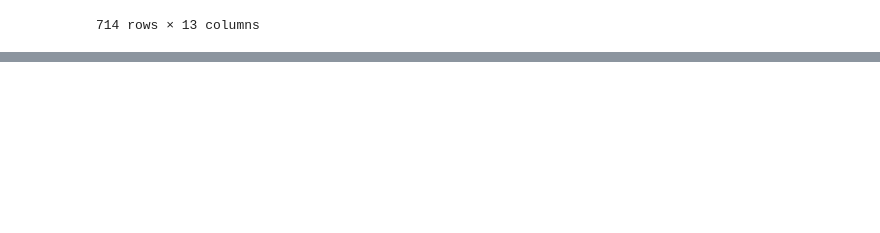
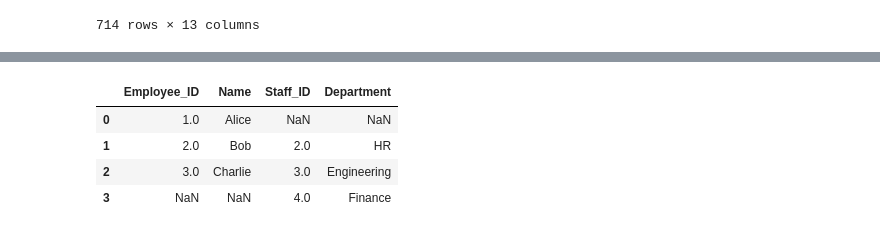
Before and after one commit to VincentG03/Data-Science-Syntax, a Jupyter notebook: pandas.ipynb, the cells around one changed output, grey strips where cells are left out. Saved outputs shown, nothing was run; the diff lists cells and outputs as text; code cells hidden in the pictures; blank space fills up the shorter version.

```diff
--- a/pandas.ipynb
+++ b/pandas.ipynb
@@ -1089,0 +1274,23 @@ df
+# %%
+# Create the first DataFrame with different column names for the key
+df1 = pd.DataFrame({
+    'Employee_ID': [1, 2, 3],
+    'Name': ['Alice', 'Bob', 'Charlie']
+})
+
+# Create the second DataFrame with a different column name for the key
+df2 = pd.DataFrame({
+    'Staff_ID': [2, 3, 4],
+    'Department': ['HR', 'Engineering', 'Finance']
+})
+
+# Merge the DataFrames using 'left_on' and 'right_on' with an outer join
+merged_df = df1.merge(df2, left_on='Employee_ID', right_on='Staff_ID', how='outer')
+
+merged_df
+# %% [output]
+|  | Employee_ID | Name | Staff_ID | Department |
+| 0 | 1.0 | Alice | NaN | NaN |
+| 1 | 2.0 | Bob | 2.0 | HR |
+| 2 | 3.0 | Charlie | 3.0 | Engineering |
+| 3 | NaN | NaN | 4.0 | Finance |
```
Also changed, not shown: parts of 22 cells of this notebook.
